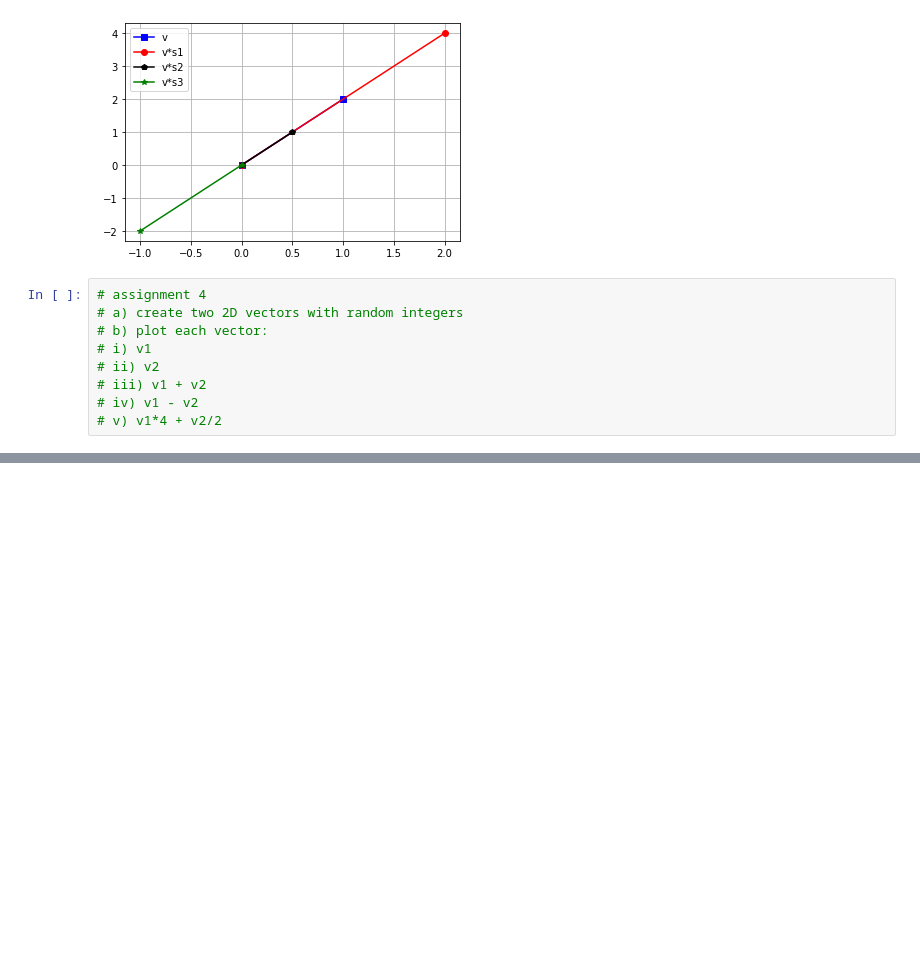
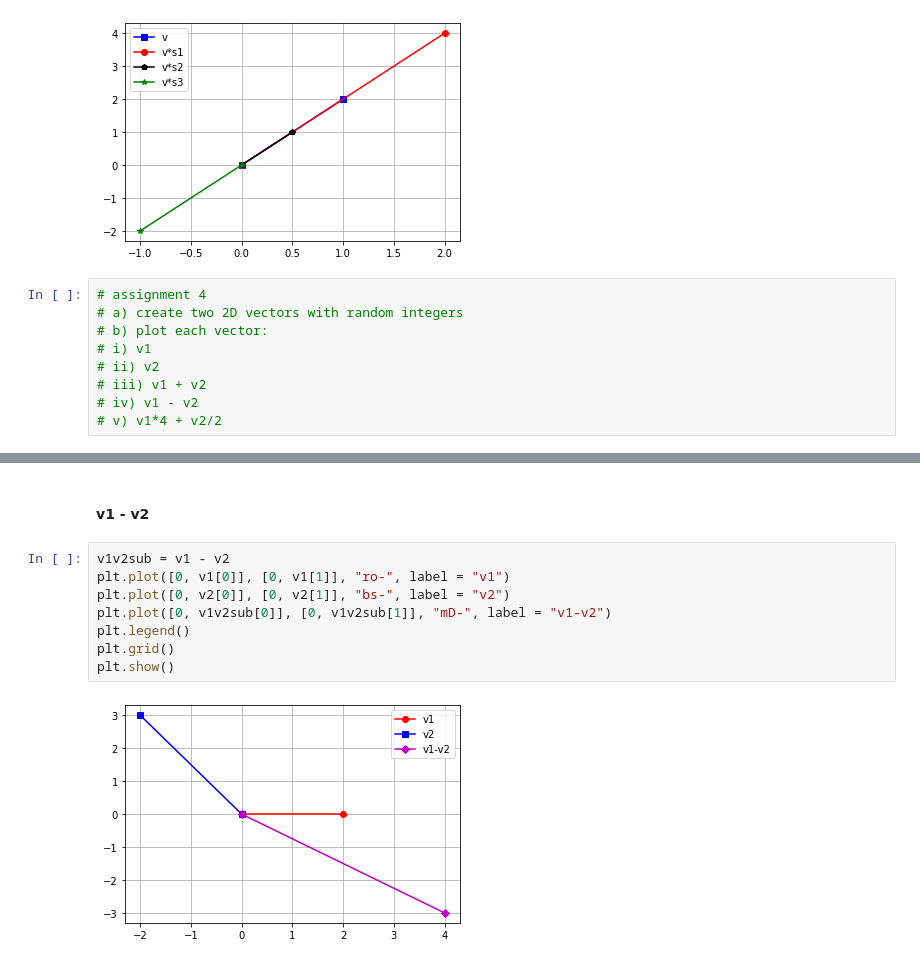
Before and after one commit to jawuku/python, a Jupyter notebook: LinearAlgebra.ipynb, the cells around one changed output, grey strips where cells are left out. Saved outputs shown, nothing was run; the diff lists cells and outputs as text; blank space fills up the shorter version.

```diff
--- a/LinearAlgebra.ipynb
+++ b/LinearAlgebra.ipynb
@@ -206,0 +237,12 @@ plt.grid() # displays a grid
+# %% [markdown]
+#### v1 - v2
+# %%
+v1v2sub = v1 - v2
+plt.plot([0, v1[0]], [0, v1[1]], "ro-", label = "v1")
+plt.plot([0, v2[0]], [0, v2[1]], "bs-", label = "v2")
+plt.plot([0, v1v2sub[0]], [0, v1v2sub[1]], "mD-", label = "v1-v2")
+plt.legend()
+plt.grid()
+plt.show()
+# %% [output]
+[figure, added]
```
Also changed, not shown: parts of 18 cells of this notebook.
